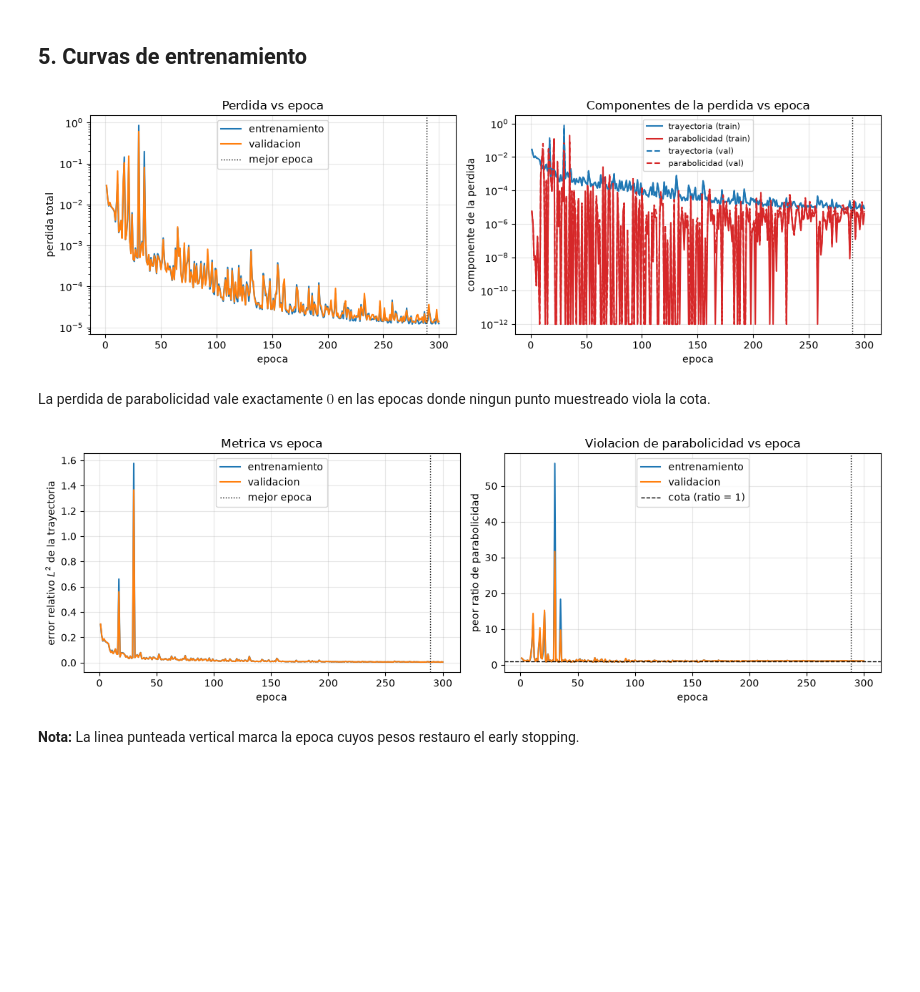
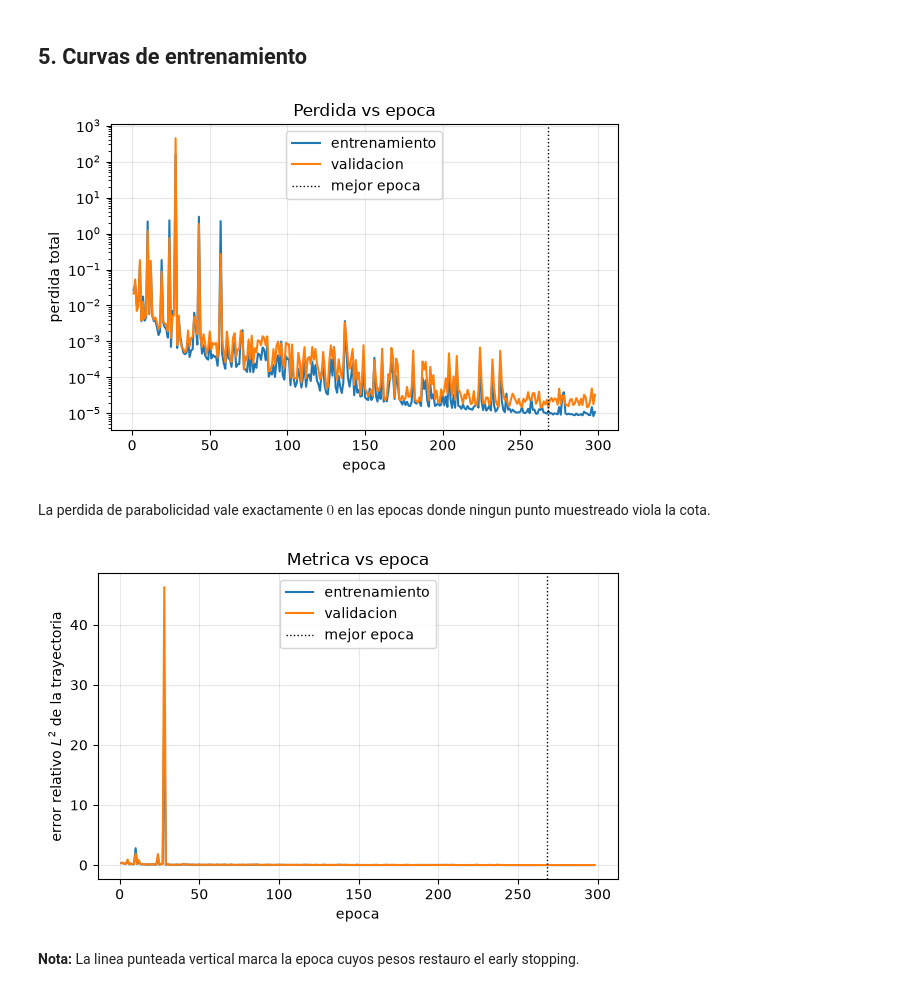
Before and after one commit to luencaro/parabolic-symbol-neural-operator, a Jupyter notebook: notebooks/mlp_symbol_training.ipynb, the cells around one changed output. Saved outputs shown, nothing was run; the diff lists cells and outputs as text; code cells hidden in the pictures; blank space fills up the shorter version.

Commit message:
data leakage, rho and results fix

```diff
--- a/notebooks/mlp_symbol_training.ipynb
+++ b/notebooks/mlp_symbol_training.ipynb
@@ -59,14 +62,18 @@ $\hat u_{\text{ref}}(\mathbf{k},t) = e^{-t|\mathbf{k}|^2}\hat u_0(\mathbf{k})$,
 El tiempo se muestrea log-uniforme.
 # %%
 n = 2
-k_max = 8
+k_max = 12
 reference = HeatSymbol(n=n)
 
 data = make_trajectory_data(
-    reference, k_max=k_max, n_samples=100_000, t_min=1e-3, t_max=1.0, seed=0
+    reference, k_max=k_max, n_samples=100000, t_min=1e-3, t_max=1.0, seed=0
 )
+# Particion por k: cada k unico va entero a entrenamiento o a validacion.
 train_data, val_data = split_trajectory_data(data, val_fraction=0.2, seed=0)
 
-print(f"entrenamiento: {train_data['k'].shape[0]:,} muestras")
-print(f"validacion:    {val_data['k'].shape[0]:,} muestras")
+k_train_values = np.unique(train_data["k"].numpy(), axis=0)
+k_val_values = np.unique(val_data["k"].numpy(), axis=0)
+
+print(f"entrenamiento: {train_data['k'].shape[0]:,} muestras / {len(k_train_values)} k unicos")
+print(f"validacion:    {val_data['k'].shape[0]:,} muestras / {len(k_val_values)} k unicos")
 # %% [output]
@@ -288,63 +345,38 @@ print(f"  hinge^2 de validacion = {best.val_parabolicity:.4e}")
 # %%
 history = best.result.history
 epochs = np.arange(1, len(history["train"]["total"]) + 1)
-floor = 1e-12  # recorte para la escala logaritmica
 
-fig, axes = plt.subplots(1, 2, figsize=(12, 4))
-
-axes[0].semilogy(epochs, history["train"]["total"], label="entrenamiento")
-axes[0].semilogy(epochs, history["val"]["total"], label="validacion")
-axes[0].axvline(best.best_epoch, color="k", ls=":", lw=1, label="mejor epoca")
-axes[0].set_xlabel("epoca")
-axes[0].set_ylabel("perdida total")
-axes[0].set_title("Perdida vs epoca")
-axes[0].legend()
-axes[0].grid(alpha=0.3)
-
-for split, style in (("train", "-"), ("val", "--")):
-    axes[1].semilogy(epochs, np.maximum(history[split]["trajectory"], floor), style,
-                     color="C0", label=f"trayectoria ({split})")
-    axes[1].semilogy(epochs, np.maximum(history[split]["parabolicity"], floor), style,
-                     color="C3", label=f"parabolicidad ({split})")
-axes[1].axvline(best.best_epoch, color="k", ls=":", lw=1)
-axes[1].set_xlabel("epoca")
-axes[1].set_ylabel("componente de la perdida")
-axes[1].set_title("Componentes de la perdida vs epoca")
-axes[1].legend(fontsize=8)
-axes[1].grid(alpha=0.3)
+fig, ax = plt.subplots(figsize=(6, 4))
+ax.semilogy(epochs, history["train"]["total"], label="entrenamiento")
+ax.semilogy(epochs, history["val"]["total"], label="validacion")
+ax.axvline(best.best_epoch, color="k", ls=":", lw=1, label="mejor epoca")
+ax.set_xlabel("epoca")
+ax.set_ylabel("perdida total")
+ax.set_title("Perdida vs epoca")
+ax.legend()
+ax.grid(alpha=0.3)
 
 plt.tight_layout()
 plt.show()
 # %% [output]
-[figure, old version]
+[figure, new version]
 # %% [markdown]
 La perdida de parabolicidad vale exactamente $0$ en las epocas donde ningun punto muestreado viola la cota.
 # %%
-fig, axes = plt.subplots(1, 2, figsize=(12, 4))
-
-axes[0].plot(epochs, history["train"]["rel_l2"], label="entrenamiento")
-axes[0].plot(epochs, history["val"]["rel_l2"], label="validacion")
-axes[0].axvline(best.best_epoch, color="k", ls=":", lw=1, label="mejor epoca")
-axes[0].set_xlabel("epoca")
-axes[0].set_ylabel(r"error relativo $L^2$ de la trayectoria")
-axes[0].set_title("Metrica vs epoca")
-axes[0].legend()
-axes[0].grid(alpha=0.3)
-
-axes[1].plot(epochs, history["train"]["par_max_ratio"], label="entrenamiento")
-axes[1].plot(epochs, history["val"]["par_max_ratio"], label="validacion")
-axes[1].axhline(1.0, color="k", ls="--", lw=1, label="cota (ratio = 1)")
-axes[1].axvline(best.best_epoch, color="k", ls=":", lw=1)
-axes[1].set_xlabel("epoca")
-axes[1].set_ylabel("peor ratio de parabolicidad")
-axes[1].set_title("Violacion de parabolicidad vs epoca")
-axes[1].legend()
-axes[1].grid(alpha=0.3)
+fig, ax = plt.subplots(figsize=(6, 4))
+ax.plot(epochs, history["train"]["rel_l2"], label="entrenamiento")
+ax.plot(epochs, history["val"]["rel_l2"], label="validacion")
+ax.axvline(best.best_epoch, color="k", ls=":", lw=1, label="mejor epoca")
+ax.set_xlabel("epoca")
+ax.set_ylabel(r"error relativo $L^2$ de la trayectoria")
+ax.set_title("Metrica vs epoca")
+ax.legend()
+ax.grid(alpha=0.3)
 
 plt.tight_layout()
 plt.show()
 # %% [output]
-[figure, old version]
+[figure, new version]
 # %% [markdown]
 **Nota:** La linea punteada vertical marca la epoca cuyos pesos restauro el early stopping.
 # %% [markdown]
```
Also changed, not shown: parts of 14 cells of this notebook, 3 other files.
